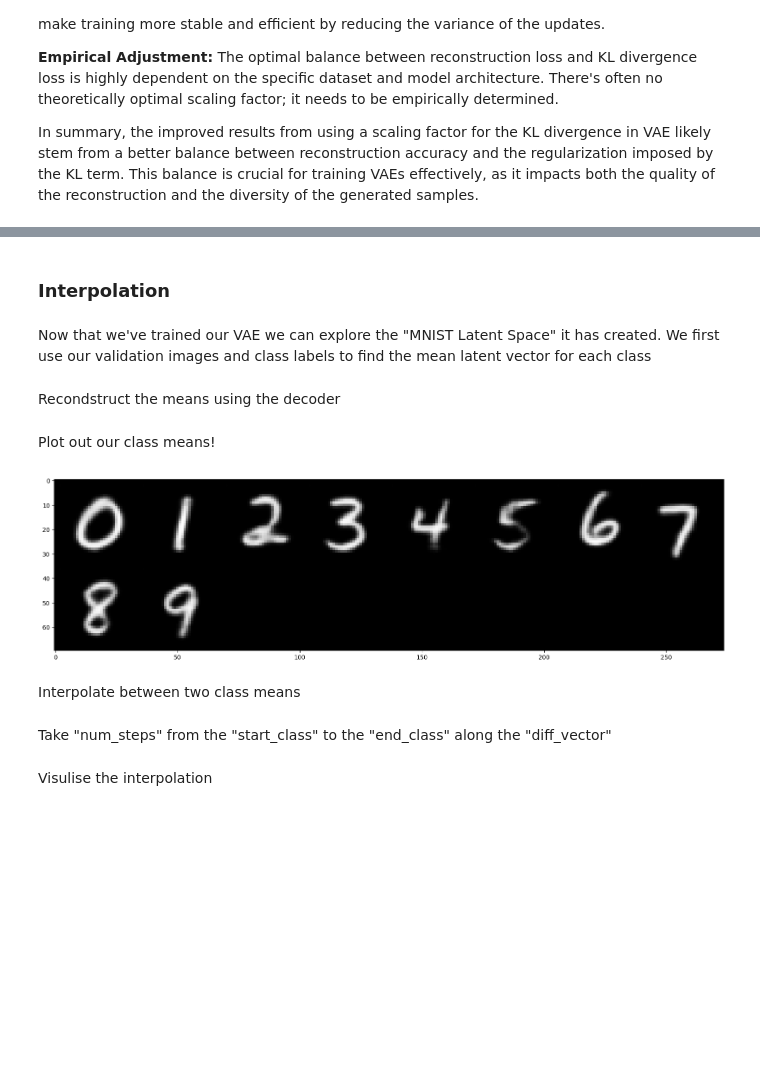
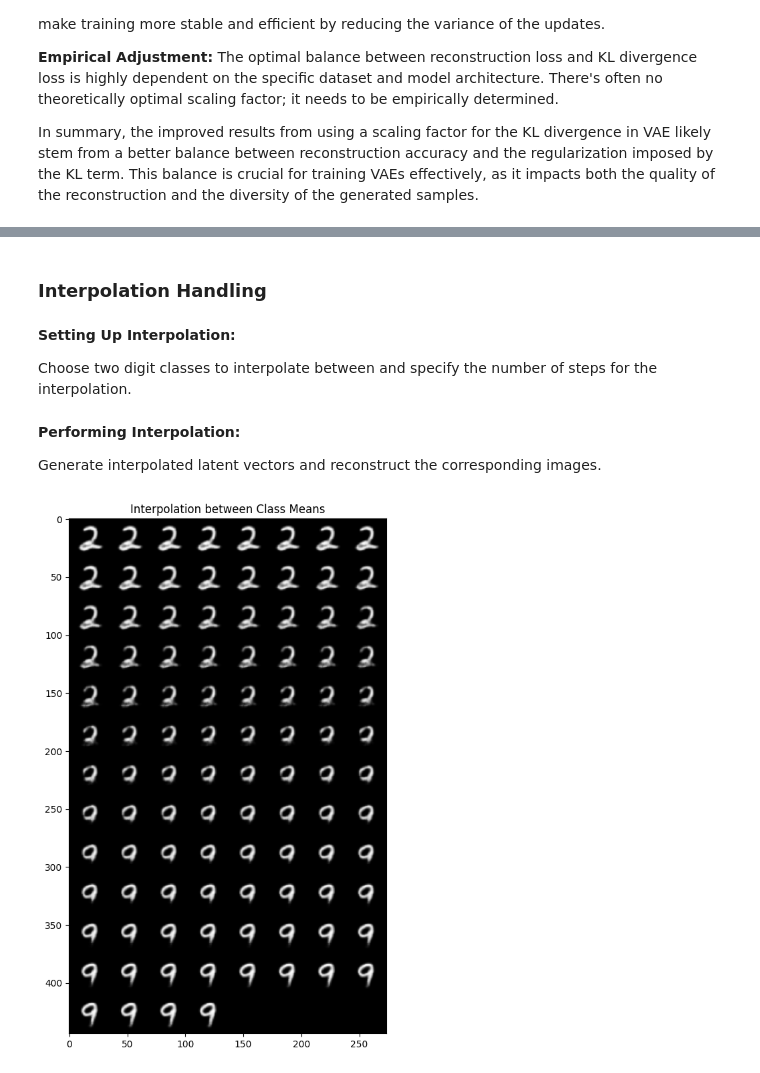
Before and after one commit to arkeodev/computer-vision, a Jupyter notebook: Demystifying_Autoencoders_A_Deep_Dive_into_Neural_Network_Compression_and_Reconstruction.ipynb, the cells around one changed output, grey strips where cells are left out. Drawn from its saved outputs; the diff is of its cells as text; code cells hidden in the pictures; blank space fills up the shorter version.

```diff
--- a/Demystifying_Autoencoders_A_Deep_Dive_into_Neural_Network_Compression_and_Reconstruction.ipynb
+++ b/Demystifying_Autoencoders_A_Deep_Dive_into_Neural_Network_Compression_and_Reconstruction.ipynb
@@ -708,7 +707,7 @@ VAE Loss Function with BCE
 
 The total loss is the sum of the reconstruction loss and the KL divergence loss. Sometimes, the KL divergence is scaled to balance the two terms, but initially. After some empirical results, I decided to use 0.1 for the KL divergence. Here's the loss function:
 # %%
-def vae_loss_mse(recon_x, x, mu, logvar):
+def vae_loss(recon_x, x, mu, logvar):
     """
     Calculate VAE loss consisting of reconstruction loss (using MSE) and KL divergence.
 
@@ -773,7 +769,7 @@ def train(model, train_loader, optimizer, epoch):
         recon_batch, mu, logvar = vae_net(data)
 
         # Calculate the MSE loss
-        loss = vae_loss_mse(recon_batch, data, mu, logvar)
+        loss = vae_loss(recon_batch, data, mu, logvar)
 
         loss.backward()
 
@@ -939,25 +982,2 @@ In summary, the improved results from using a scaling factor for the KL divergen
 # %% [markdown]
-### Interpolation
+### Interpolation Handling
-# %% [markdown]
-Now that we've trained our VAE we can explore the "MNIST Latent Space" it has created.
-We first use our validation images and class labels to find the mean latent vector for each class
-# %%
-# Initialise the class means to 0
-class_means = torch.zeros(10, latent_size)
-
-vae_net.eval()
-# Loop through all the data in the validation set
-with torch.no_grad():
-    for i, data in enumerate(test_loader, 0):
-        images, labels = data
-        recon_data, mu, _ = vae_net(images.to(device))
-
-        # For each batch sum up the latent vectors of the same class
-        # (Use a matrix of one hot coded vectors to make it easy)
-        class_matrix = F.one_hot(labels, 10).t().type(torch.FloatTensor)
-        class_means += torch.matmul(class_matrix, mu.squeeze().detach().cpu())
-
-# In the validation set each class has 1000 images so to find the mean vectors we divide by 1000
-class_means /= 1000
-# %% [markdown]
-Recondstruct the means using the decoder
@@ -970,10 +984,29 @@ recon_means = vae_net.decoder(class_means.view(10, -1).to(device))
-# %% [markdown]
-Plot out our class means!
+# %% [markdown]
+**Setting Up Interpolation:**
+
+Choose two digit classes to interpolate between and specify the number of steps for the interpolation.
+# %%
+start_class = 2  # Starting class
+end_class = 9    # Ending class
+num_steps = 100  # Number of interpolation steps
+
+# Calculate the difference vector and set up the interpolation steps
+steps = torch.linspace(0, 1, num_steps)
+diff_vector = class_means[end_class] - class_means[start_class]
+# %% [markdown]
+**Performing Interpolation:**
+
+Generate interpolated latent vectors and reconstruct the corresponding images.
 # %%
-plt.figure(figsize = (20, 10))
-out = vutils.make_grid(recon_means.detach().cpu(), normalize=True)
-_ = plt.imshow(out.numpy().transpose((1, 2, 0)))
+# Calculate interpolated latent vectors
+latent_steps = class_means[start_class] + (steps.view(num_steps, 1, 1, 1) * diff_vector.view(1, latent_size, 1, 1))
+recon_steps = vae_net.decoder(latent_steps.view(num_steps, -1).to(device))
+
+# Visualize the interpolation process
+plt.figure(figsize=(20, 10))
+out = vutils.make_grid(recon_steps.detach().cpu(), normalize=True)
+plt.imshow(out.numpy().transpose((1, 2, 0)))
+plt.title('Interpolation between Class Means')
+plt.show()
 # %% [output]
-[figure, old version]
+[figure, new version]
-# %% [markdown]
-Interpolate between two class means
@@ -991,2 +1012,0 @@ diff_vector = class_means[end_class] - class_means[start_class]
-# %% [markdown]
-Take "num_steps" from the "start_class" to the "end_class" along the "diff_vector"
@@ -997,2 +1012,0 @@ recon_steps = vae_net.decoder(latent_steps.view(100, -1).to(device))
-# %% [markdown]
-Visulise the interpolation
```
Also changed, not shown: parts of 20 cells of this notebook.
